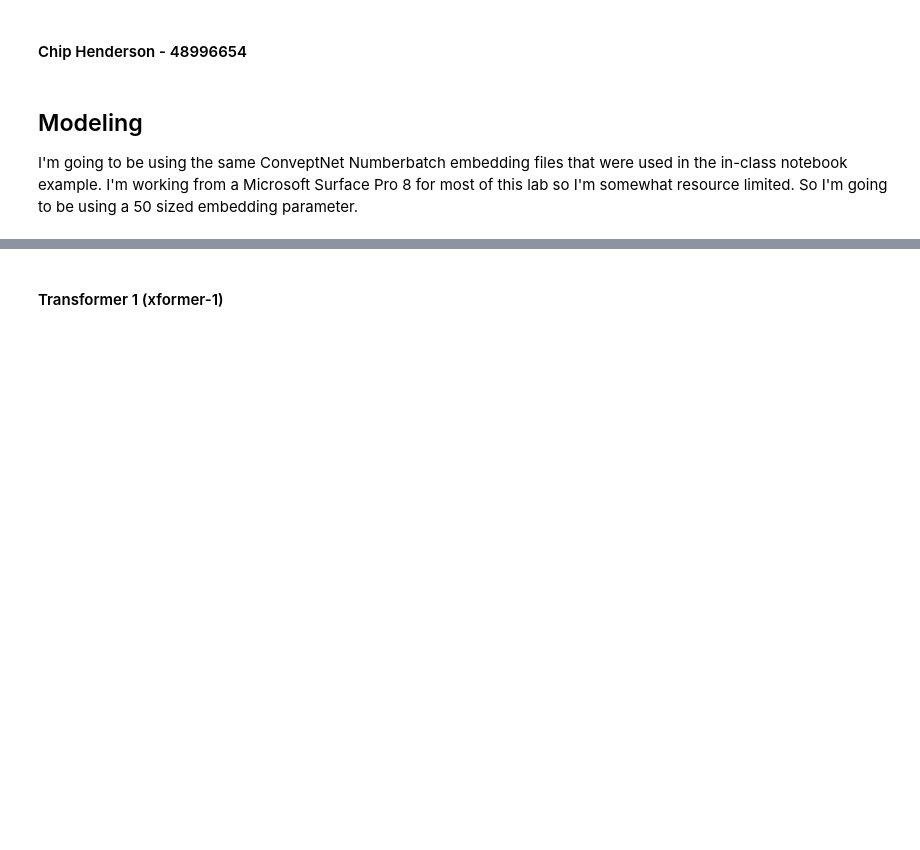
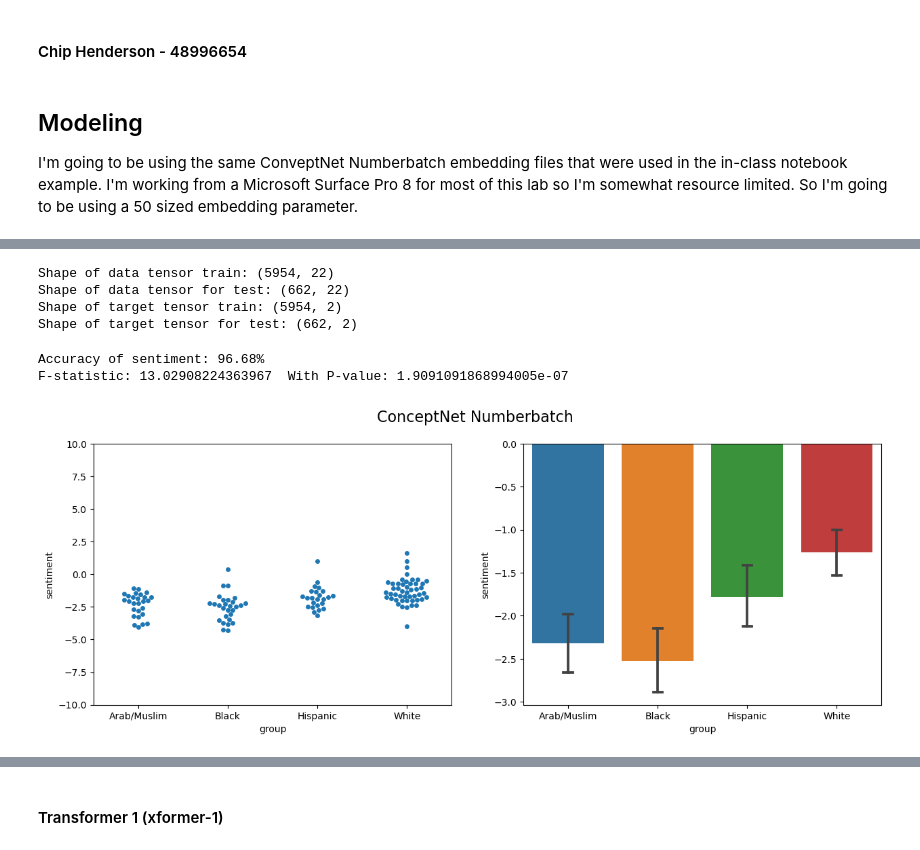
Before and after one commit to cphchip/cs8321_code, a Jupyter notebook: Lab 1/Henderson_48996654_Lab_1.ipynb, the cells around one changed output, grey strips where cells are left out. Saved outputs shown, nothing was run; the diff lists cells and outputs as text; code cells hidden in the pictures; blank space fills up the shorter version.

```diff
--- a/Lab 1/Henderson_48996654_Lab_1.ipynb
+++ b/Lab 1/Henderson_48996654_Lab_1.ipynb
@@ -70,0 +206,11 @@ Error:
+# %%
+pos_words_common = list(set(pos_words) & set(embeddings.index))
+neg_words_common = list(set(neg_words) & set(embeddings.index))
+
+words = pos_words_common + neg_words_common
+
+lengths = [len(x) for x in words]
+maxlen = 2 + max(lengths) # add two to ensure every word gets padded
+
+print(maxlen)
+# print(len(words))
@@ -70,0 +221,29 @@ Error:
+# %%
+# pos_words_common = list(set(pos_words) & set(embeddings.index))
+# neg_words_common = list(set(neg_words) & set(embeddings.index))
+# pos_vectors = embeddings.loc[pos_words_common]
+# neg_vectors = embeddings.loc[neg_words_common]
+# vectors = pd.concat([pos_vectors, neg_vectors])
+targets = np.array([1 for entry in pos_vectors.index] + [-1 for entry in neg_vectors.index])
+labels = list(pos_vectors.index) + list(neg_vectors.index)
+# %%
+# Source: Notebook 13a cs7324
+NUM_TOP_WORDS = None # use entire vocabulary!
+# MAX_TWEET_LEN = 500  # maximum and minimum number of words
+
+# tokenize the text
+tokenizer = Tokenizer(num_words=NUM_TOP_WORDS)
+tokenizer.fit_on_texts(words)
+sequences = tokenizer.texts_to_sequences(words)
+
+word_index = tokenizer.word_index
+NUM_TOP_WORDS = len(word_index) if NUM_TOP_WORDS==None else NUM_TOP_WORDS
+top_words = min((len(word_index),NUM_TOP_WORDS))
+print('Found %s unique tokens. Distilled to %d top words.' % (len(word_index),top_words))
+
+X = pad_sequences(sequences, maxlen=maxlen)
+y = targets
+
+print('Shape of data tensor:', X.shape)
+print('Shape of label tensor:', y.shape)
+print(np.max(X))
@@ -70,0 +258,34 @@ Error:
+# %%
+# tf_train_vectors = tf.convert_to_tensor(train_vectors)
+# tf_test_vectors = tf.convert_to_tensor(test_vectors)
+
+# # Encode and normalize the labels
+# label_encoder = LabelEncoder()
+# train_labels_enc = label_encoder.fit_transform(train_labels)
+# test_labels_enc = label_encoder.fit_transform(test_labels)
+
+# # One hot encode the newly normalized labels
+# train_labels_ohe = keras.utils.to_categorical(train_labels_enc)
+# test_labels_ohe = keras.utils.to_categorical(test_labels_enc)
+
+# Encode and normalize the target values
+label_encoder = LabelEncoder()
+train_targets_enc = label_encoder.fit_transform(train_targets)
+test_targets_enc = label_encoder.fit_transform(test_targets)
+
+# One hot encode the target values
+train_targets_ohe = keras.utils.to_categorical(train_targets_enc)
+test_targets_ohe = keras.utils.to_categorical(test_targets_enc)
+
+# Check the shape of the data and labels to ensure they are correct
+print('Shape of data tensor train:', train_words.shape)
+print('Shape of data tensor for test:', test_words.shape)
+# print('Shape of label tensor train:', train_labels_ohe.shape)
+# print('Shape of label tensor for test:', test_labels_ohe.shape)
+print('Shape of target tensor train:', train_targets_ohe.shape)
+print('Shape of target tensor for test:', test_targets_ohe.shape)
+# %% [output]
+Shape of data tensor train: (5954, 22)
+Shape of data tensor for test: (662, 22)
+Shape of target tensor train: (5954, 2)
+Shape of target tensor for test: (662, 2)
@@ -70,0 +358,6 @@ Error:
+# %%
+retrain_model(load_embeddings('../../cs8321_code/Data_Sources/numberbatch-en.txt'), title='ConceptNet Numberbatch')
+# %% [output]
+Accuracy of sentiment: 96.68%
+F-statistic: 13.02908224363967  With P-value: 1.9091091868994005e-07
+[figure, added]
```
Also changed, not shown: parts of 72 cells of this notebook.
